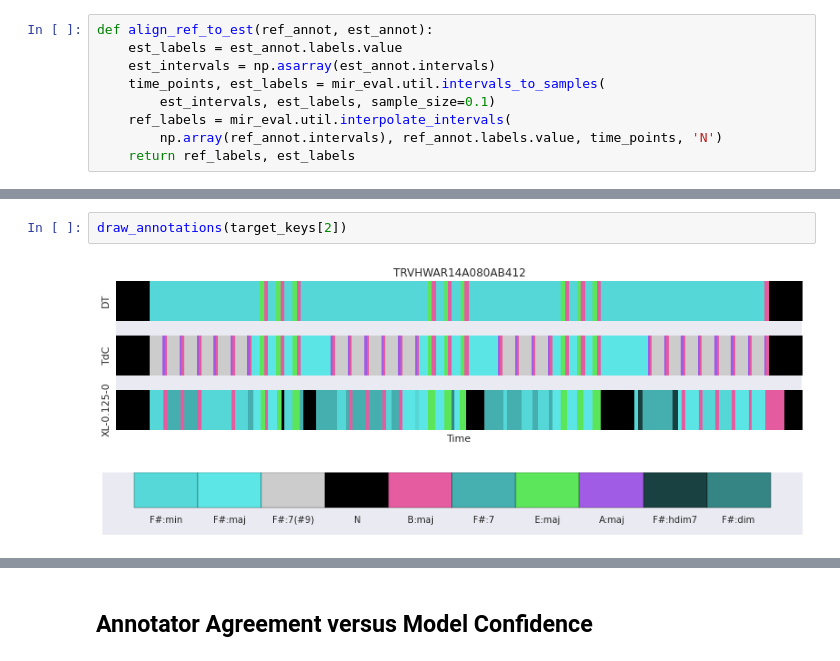
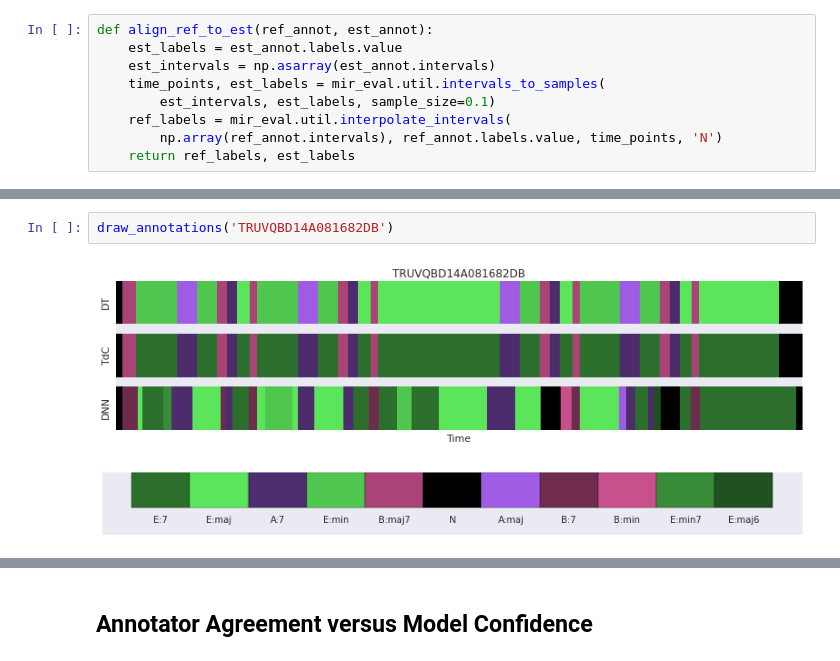
Before and after one commit to ejhumphrey/dl4mir, a Jupyter notebook: chords/eval.ipynb, the cells around one changed output, grey strips where cells are left out. Cells and saved outputs as stored; diff of their text form.

```diff
--- a/chords/eval.ipynb
+++ b/chords/eval.ipynb
@@ -574,9 +580,9 @@ draw_annotations(target_keys[1])
 [figure]
-# %%
-draw_annotations(target_keys[2])
-# %% [output]
-[figure, removed]
-[figure, removed]
+# %%
+draw_annotations('TRUVQBD14A081682DB')
+# %% [output]
+[figure, added]
+[figure, added]
 # %%
 draw_annotations(target_keys[3])
 # %% [output]
```
Also changed, not shown: parts of 15 cells of this notebook, 1 other file.
